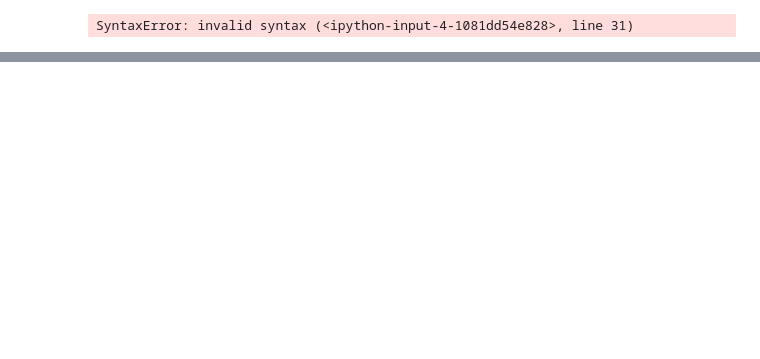
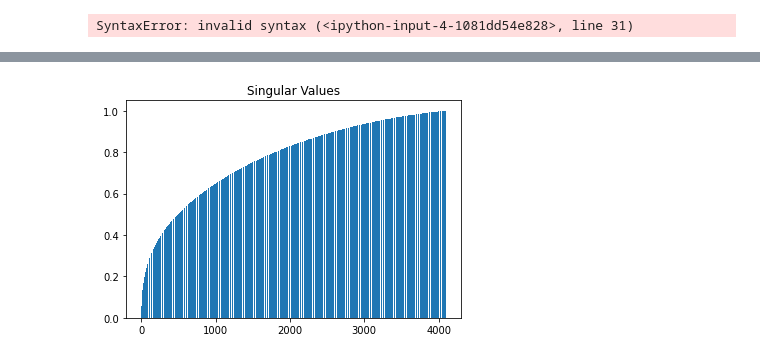
Before and after one commit to Perez-Amanda/Eigenfaces_Algebra_Linear, a Jupyter notebook: cats_eigenfaces.ipynb, the cells around one changed output, grey strips where cells are left out. Saved outputs shown, nothing was run; the diff lists cells and outputs as text; code cells hidden in the pictures; blank space fills up the shorter version.

```diff
--- a/cats_eigenfaces.ipynb
+++ b/cats_eigenfaces.ipynb
@@ -107,2 +120,10 @@ np.allclose(U.dot(S0.dot(VT)), imgs_cent) # Para confirmar se deu certo
+# %%
+#Verificando a quantidade de componentes para selecionar
+plt.figure()
+plt.title('Singular Values')
+plt.bar(range(len(S)), np.cumsum(S)/np.sum(S))
+plt.show()
+# %% [output]
+[figure, added]
 # %%
 # Selecionando algumas eigenfaces e plotando o resultado
```
Also changed, not shown: parts of 22 cells of this notebook, 28 other files.
